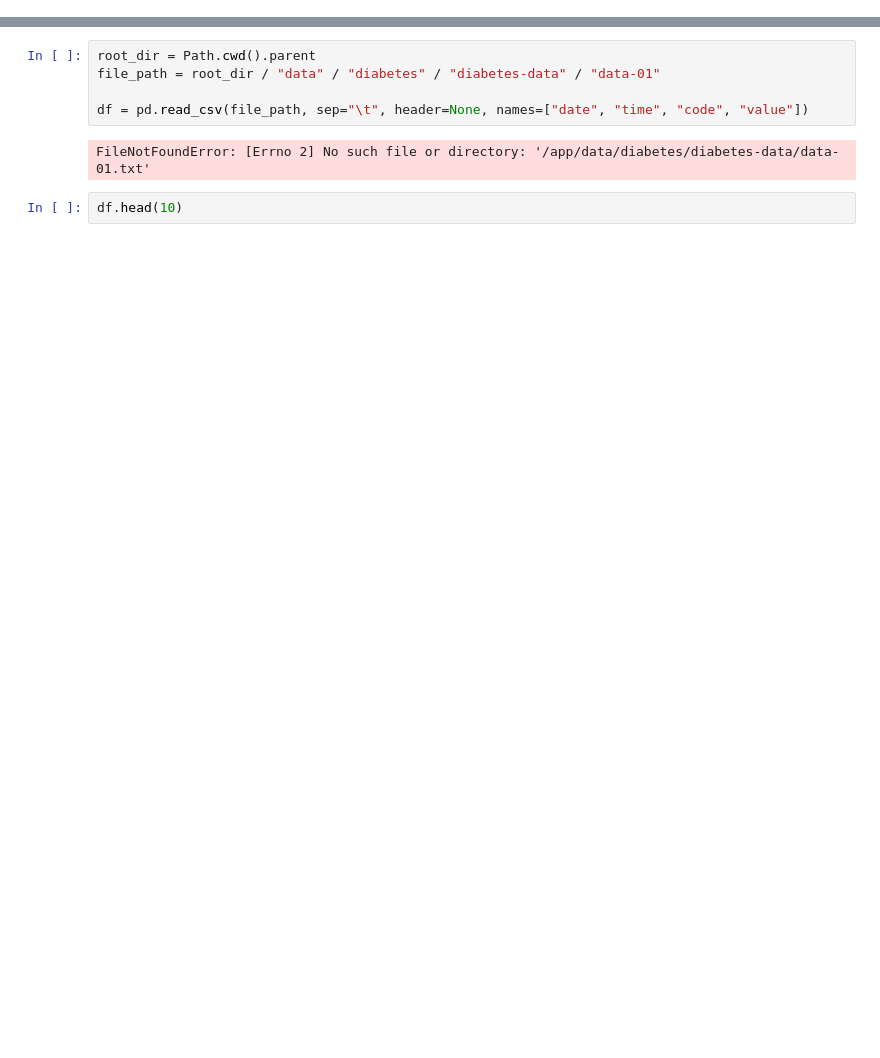
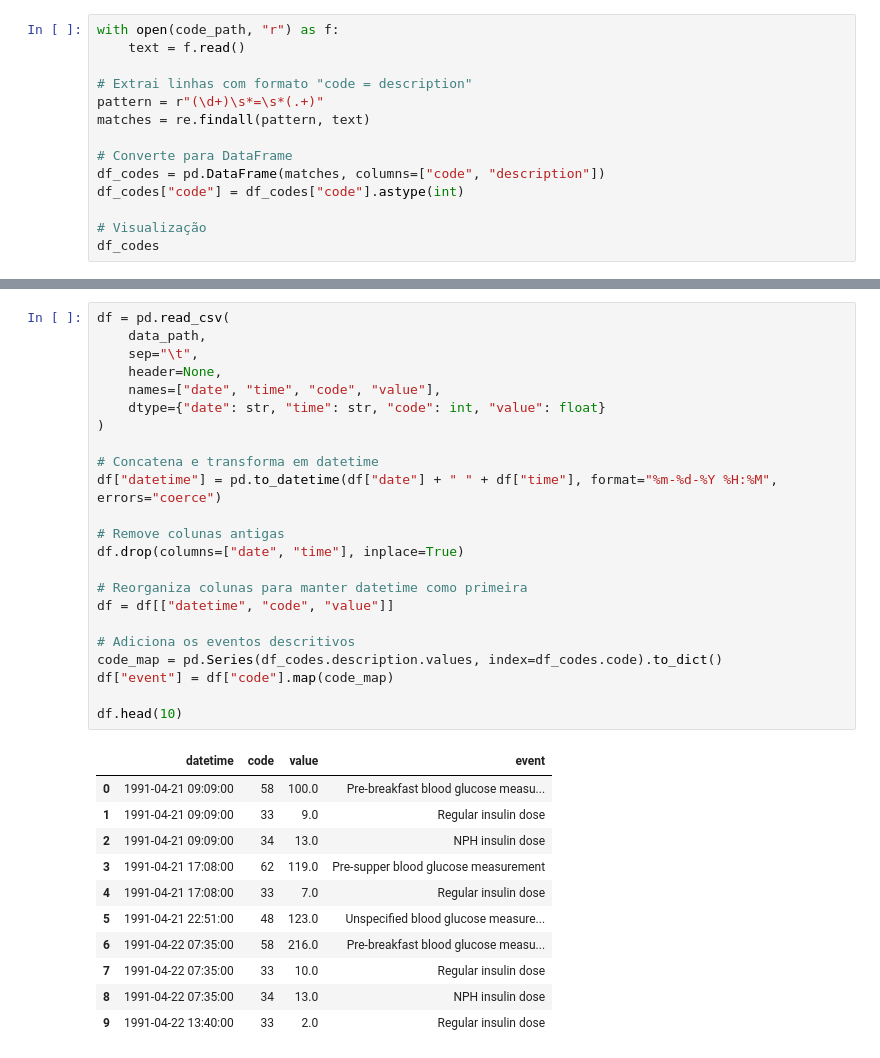
Before and after one commit to ezschneider/healthgan, a Jupyter notebook: notebooks/eda.ipynb, the cells around one changed output, grey strips where cells are left out. Cells and saved outputs as stored; diff of their text form; blank space fills up the shorter version.

```diff
--- a/notebooks/eda.ipynb
+++ b/notebooks/eda.ipynb
@@ -7,0 +16,14 @@ Current working directory: /app
+# %%
+with open(code_path, "r") as f:
+    text = f.read()
+
+# Extrai linhas com formato "code = description"
+pattern = r"(\d+)\s*=\s*(.+)"
+matches = re.findall(pattern, text)
+
+# Converte para DataFrame
+df_codes = pd.DataFrame(matches, columns=["code", "description"])
+df_codes["code"] = df_codes["code"].astype(int)
+
+# Visualização
+df_codes
@@ -8,9 +48,35 @@ Current working directory: /app
 # %%
-root_dir = Path.cwd().parent
-file_path = root_dir / "data" / "diabetes" / "diabetes-data" / "data-01"
+df = pd.read_csv(
+    data_path,
+    sep="\t",
+    header=None,
+    names=["date", "time", "code", "value"],
+    dtype={"date": str, "time": str, "code": int, "value": float}
+)
 
-df = pd.read_csv(file_path, sep="\t", header=None, names=["date", "time", "code", "value"])
+# Concatena e transforma em datetime
+df["datetime"] = pd.to_datetime(df["date"] + " " + df["time"], format="%m-%d-%Y %H:%M", errors="coerce")
+
+# Remove colunas antigas
+df.drop(columns=["date", "time"], inplace=True)
+
+# Reorganiza colunas para manter datetime como primeira
+df = df[["datetime", "code", "value"]]
+
+# Adiciona os eventos descritivos
+code_map = pd.Series(df_codes.description.values, index=df_codes.code).to_dict()
+df["event"] = df["code"].map(code_map)
+
+df.head(10)
 # %% [output]
-FileNotFoundError: [Errno 2] No such file or directory: '/app/data/diabetes/diabetes-data/data-01.txt'
+|  | datetime | code | value | event |
+| 0 | 1991-04-21 09:09:00 | 58 | 100.0 | Pre-breakfast blood glucose measu... |
+| 1 | 1991-04-21 09:09:00 | 33 | 9.0 | Regular insulin dose |
+| 2 | 1991-04-21 09:09:00 | 34 | 13.0 | NPH insulin dose |
+| 3 | 1991-04-21 17:08:00 | 62 | 119.0 | Pre-supper blood glucose measurement |
+| 4 | 1991-04-21 17:08:00 | 33 | 7.0 | Regular insulin dose |
+| 5 | 1991-04-21 22:51:00 | 48 | 123.0 | Unspecified blood glucose measure... |
+| 6 | 1991-04-22 07:35:00 | 58 | 216.0 | Pre-breakfast blood glucose measu... |
+| 7 | 1991-04-22 07:35:00 | 33 | 10.0 | Regular insulin dose |
+| 8 | 1991-04-22 07:35:00 | 34 | 13.0 | NPH insulin dose |
+| 9 | 1991-04-22 13:40:00 | 33 | 2.0 | Regular insulin dose |
-# %%
-df.head(10)
```
Also changed, not shown: parts of 12 cells of this notebook.
